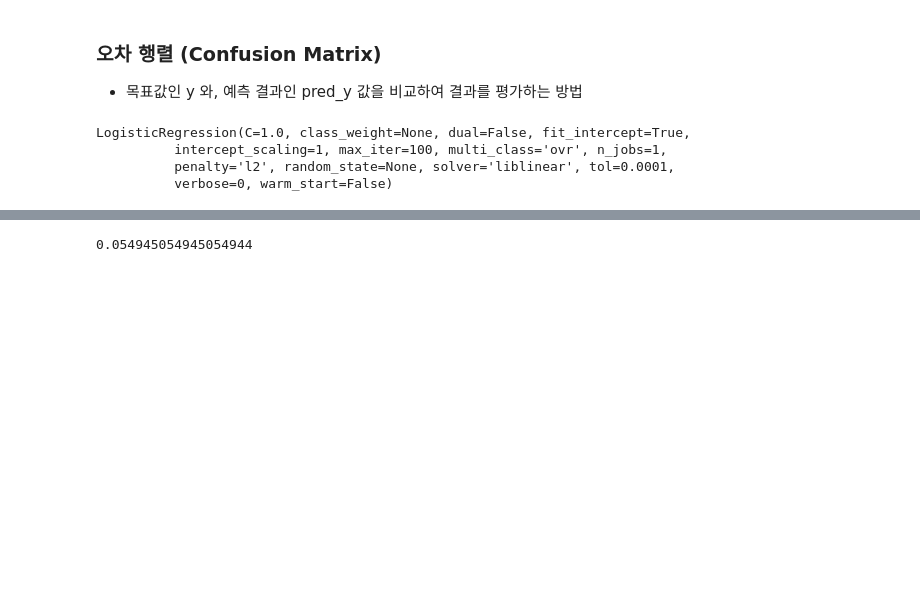
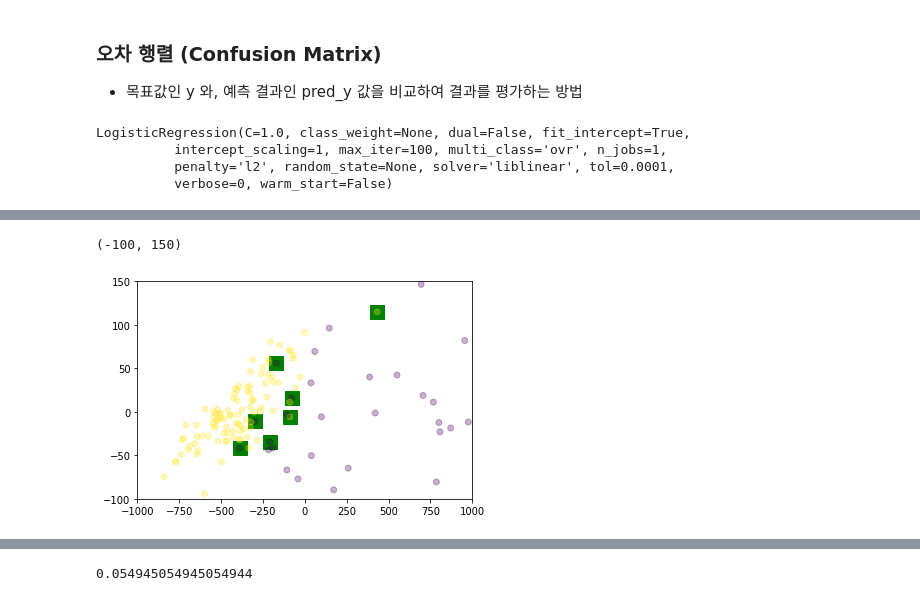
Before and after one commit to gubosd/lecture6, a Jupyter notebook: 머신러닝/04_기타_02_교차검증_그리드서치_오차행렬.ipynb, the cells around one changed output, grey strips where cells are left out. Cells and saved outputs as stored; diff of their text form; code cells hidden in the pictures; blank space fills up the shorter version.

```diff
--- a/머신러닝/04_기타_02_교차검증_그리드서치_오차행렬.ipynb
+++ b/머신러닝/04_기타_02_교차검증_그리드서치_오차행렬.ipynb
@@ -207,3 +268,17 @@ array([1, 1, 1, 0, 1, 0, 0, 1, 1, 0, 1, 1, 0, 0, 1, 1, 0, 1, 0, 0, 1, 0,
+# %%
+from sklearn.decomposition import PCA
+
+pca = PCA(2)
+pca.fit(X_train)
+X_pca = pca.transform(X_test)
+
+plt.scatter(X_pca[idx][:,0], X_pca[idx][:,-1], s=200, marker='s', c='green')
+plt.scatter(X_pca[:,0], X_pca[:,-1], c=y_test, alpha=0.3)
+plt.xlim(-1000,1000)
+plt.ylim(-100, 150)
+# %% [output]
+(-100, 150)
+[figure, added]
 # %%
 np.bincount(y_test)
 # %% [output]
```
Also changed, not shown: parts of 27 cells of this notebook, 1 other file.
